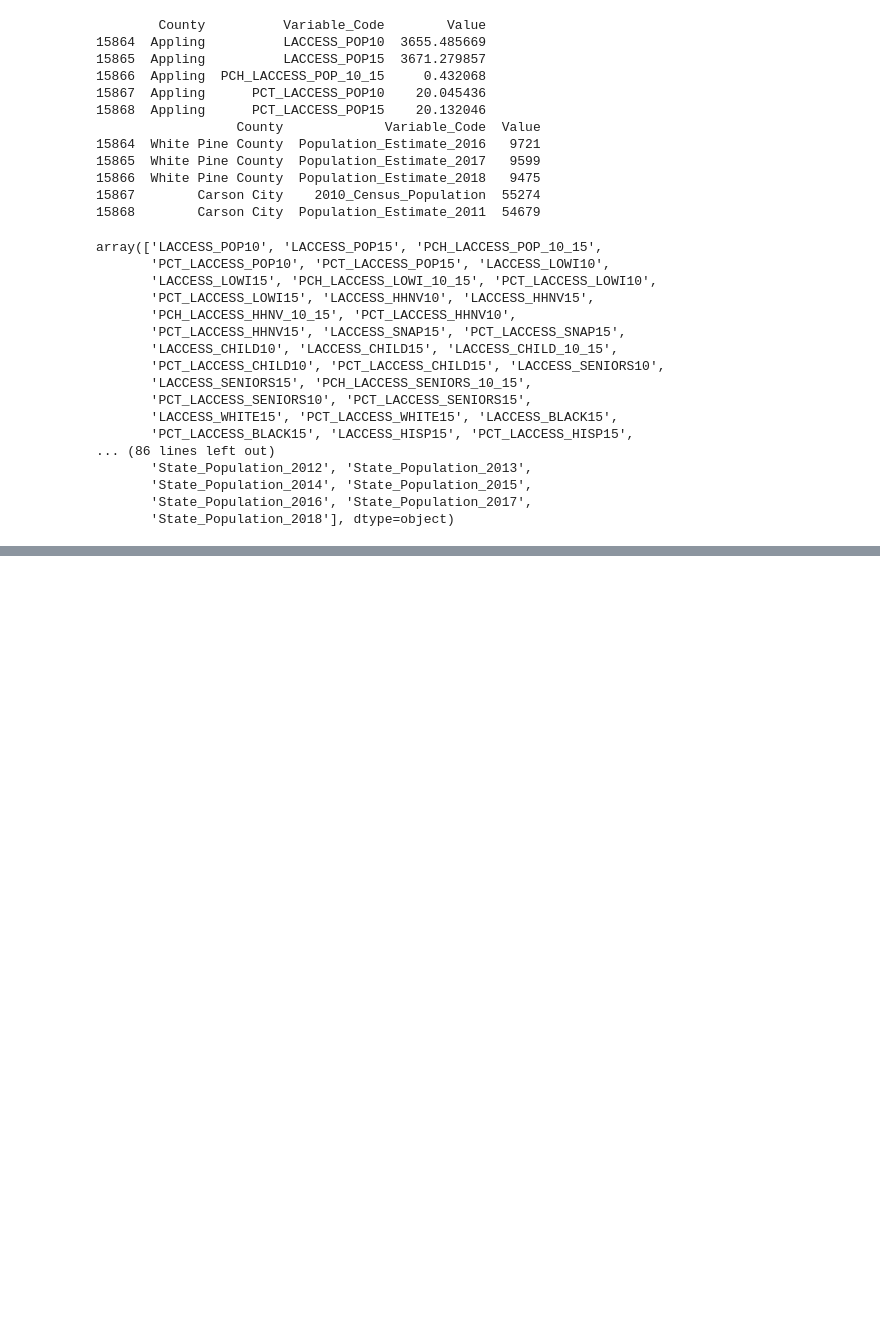
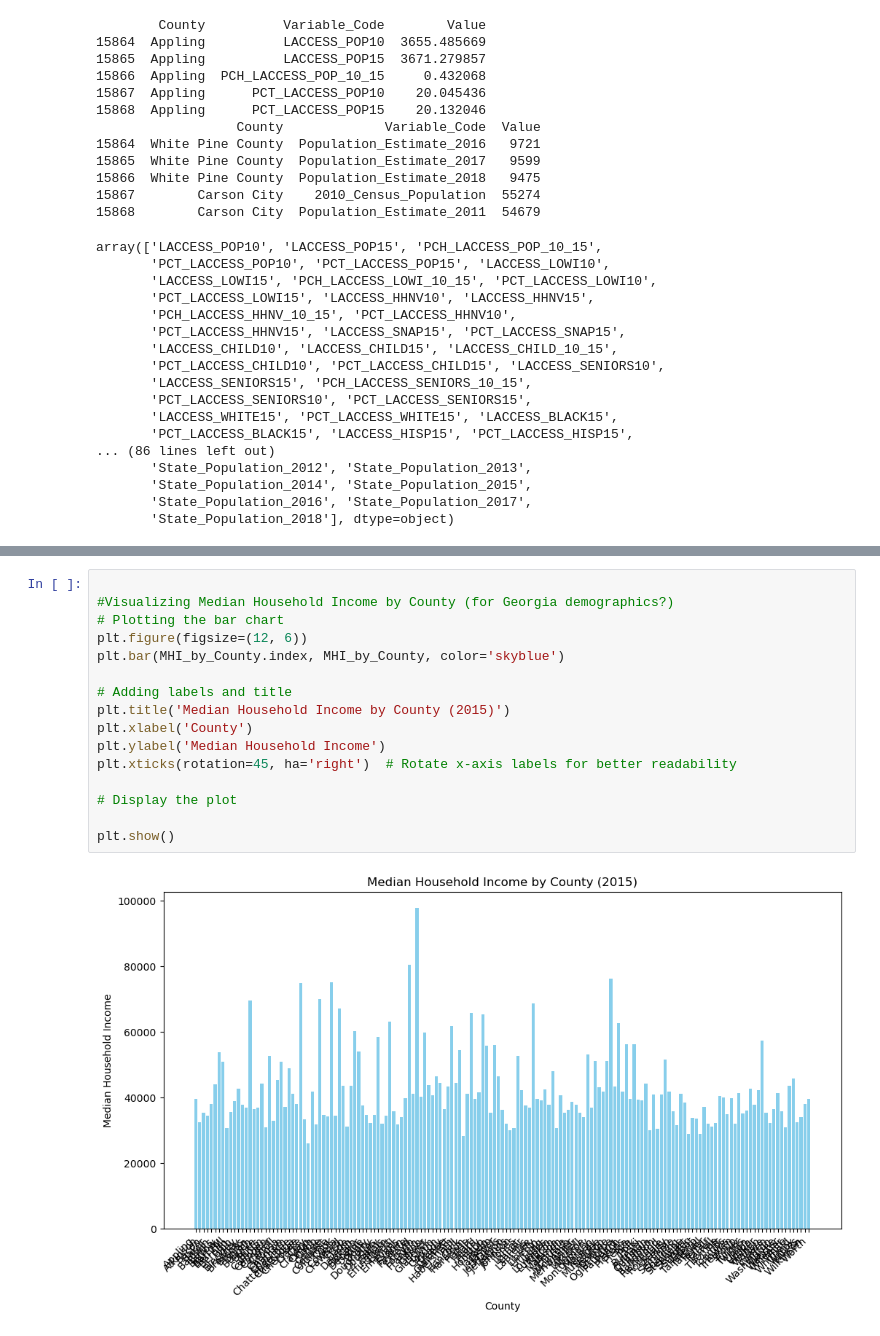
Before and after one commit to anishak520/Project1, a Jupyter notebook: Initial_Data.ipynb, the cells around one changed output, grey strips where cells are left out. Cells and saved outputs as stored; diff of their text form; blank space fills up the shorter version.

```diff
--- a/Initial_Data.ipynb
+++ b/Initial_Data.ipynb
@@ -94,0 +105,18 @@ Name: Value, Length: 159, dtype: float64
+# %%
+
+#Visualizing Median Household Income by County (for Georgia demographics?)
+# Plotting the bar chart
+plt.figure(figsize=(12, 6))
+plt.bar(MHI_by_County.index, MHI_by_County, color='skyblue')
+
+# Adding labels and title
+plt.title('Median Household Income by County (2015)')
+plt.xlabel('County')
+plt.ylabel('Median Household Income')
+plt.xticks(rotation=45, ha='right')  # Rotate x-axis labels for better readability
+
+# Display the plot
+
+plt.show()
+# %% [output]
+[figure, added]
```
Also changed, not shown: parts of 6 cells of this notebook.
